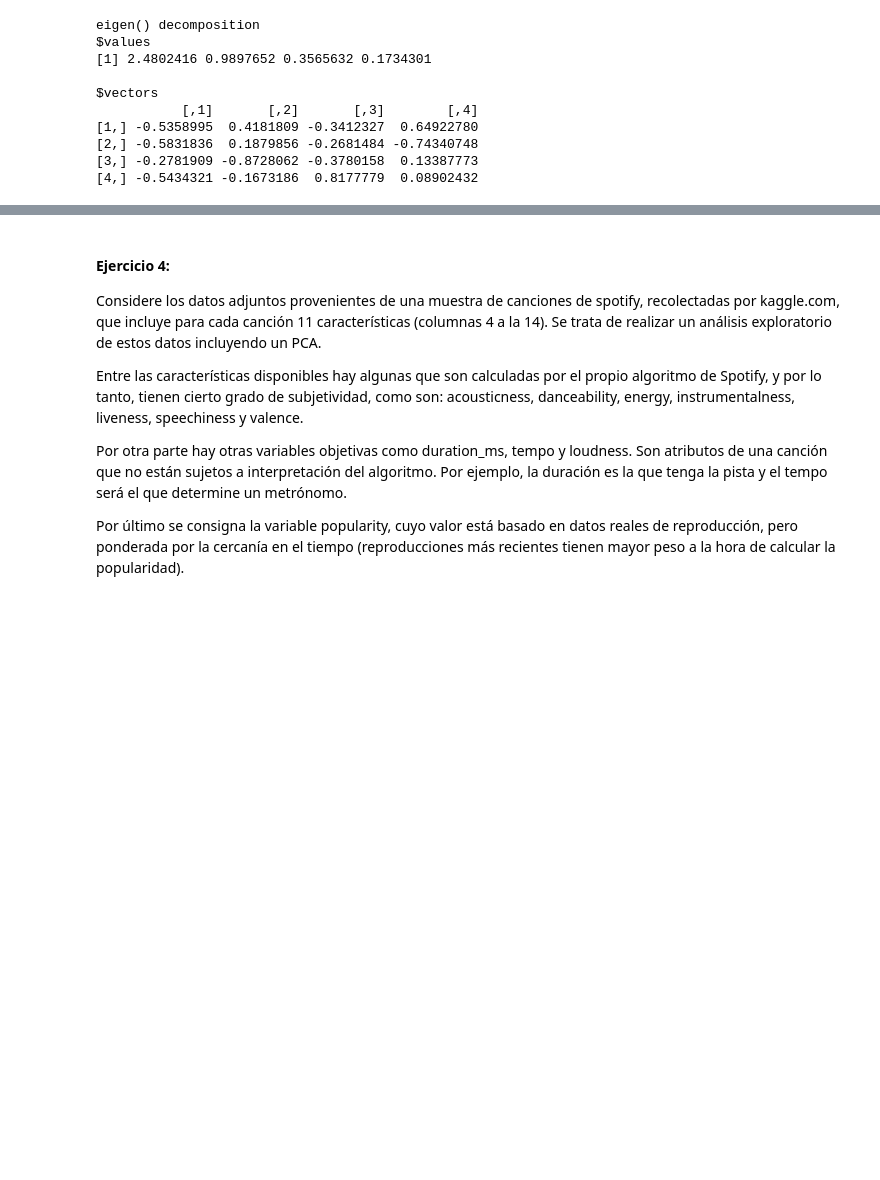
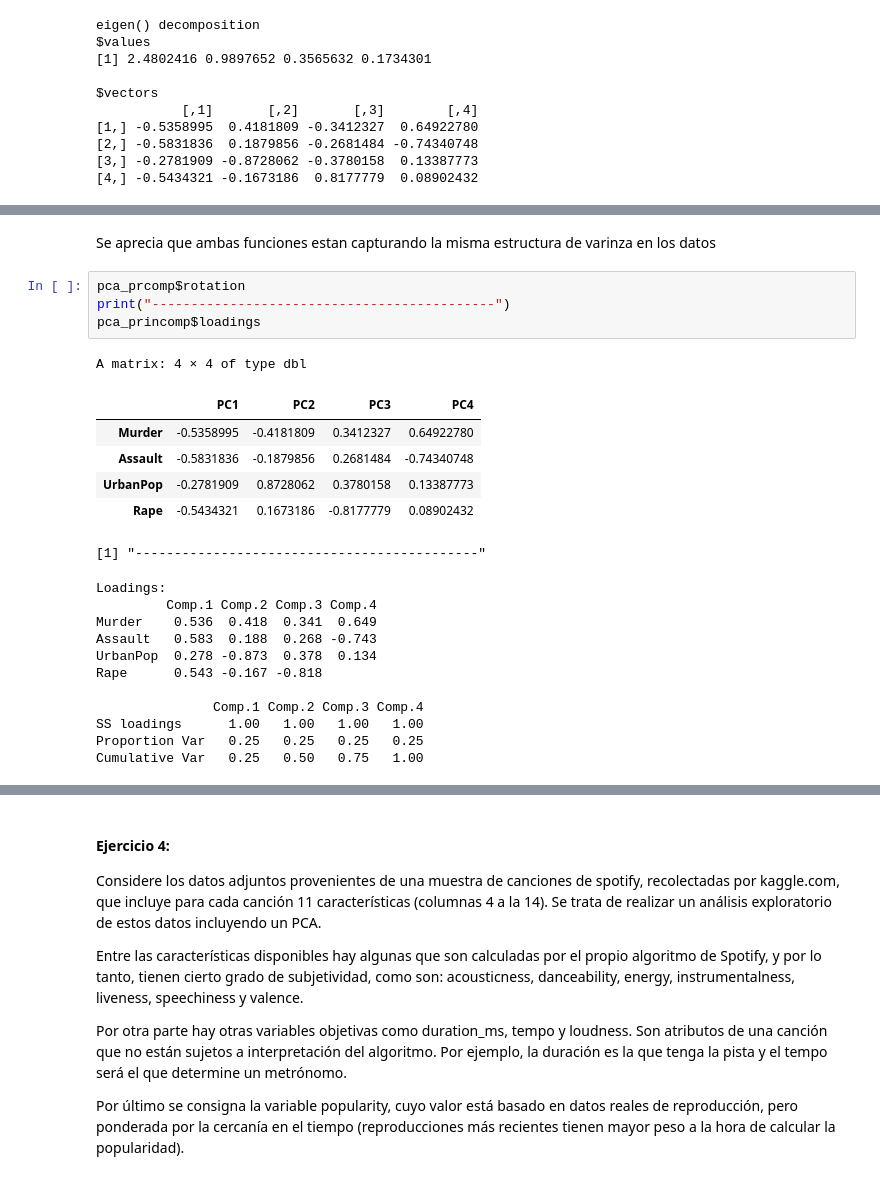
Before and after one commit to jorge-25/PCA, a Jupyter notebook: PCA/PCA.ipynb, the cells around one changed output, grey strips where cells are left out. Cells and saved outputs as stored; diff of their text form; blank space fills up the shorter version.

```diff
--- a/PCA/PCA.ipynb
+++ b/PCA/PCA.ipynb
@@ -328,0 +456,25 @@ Tanto como la función prcomp y los valores calculados anteriormente y guardados
+# %% [markdown]
+Se aprecia que ambas funciones estan capturando la misma estructura de varinza en los datos
+# %%
+pca_prcomp$rotation
+print("--------------------------------------------")
+pca_princomp$loadings
+# %% [output]
+A matrix: 4 × 4 of type dbl
+|  | PC1 | PC2 | PC3 | PC4 |
+| Murder | -0.5358995 | -0.4181809 | 0.3412327 | 0.64922780 |
+| Assault | -0.5831836 | -0.1879856 | 0.2681484 | -0.74340748 |
+| UrbanPop | -0.2781909 | 0.8728062 | 0.3780158 | 0.13387773 |
+| Rape | -0.5434321 | 0.1673186 | -0.8177779 | 0.08902432 |
+[1] "--------------------------------------------"
+Loadings:
+         Comp.1 Comp.2 Comp.3 Comp.4
+Murder    0.536  0.418  0.341  0.649
+Assault   0.583  0.188  0.268 -0.743
+UrbanPop  0.278 -0.873  0.378  0.134
+Rape      0.543 -0.167 -0.818
+
+               Comp.1 Comp.2 Comp.3 Comp.4
+SS loadings      1.00   1.00   1.00   1.00
+Proportion Var   0.25   0.25   0.25   0.25
+Cumulative Var   0.25   0.50   0.75   1.00
```
Also changed, not shown: parts of 22 cells of this notebook.
